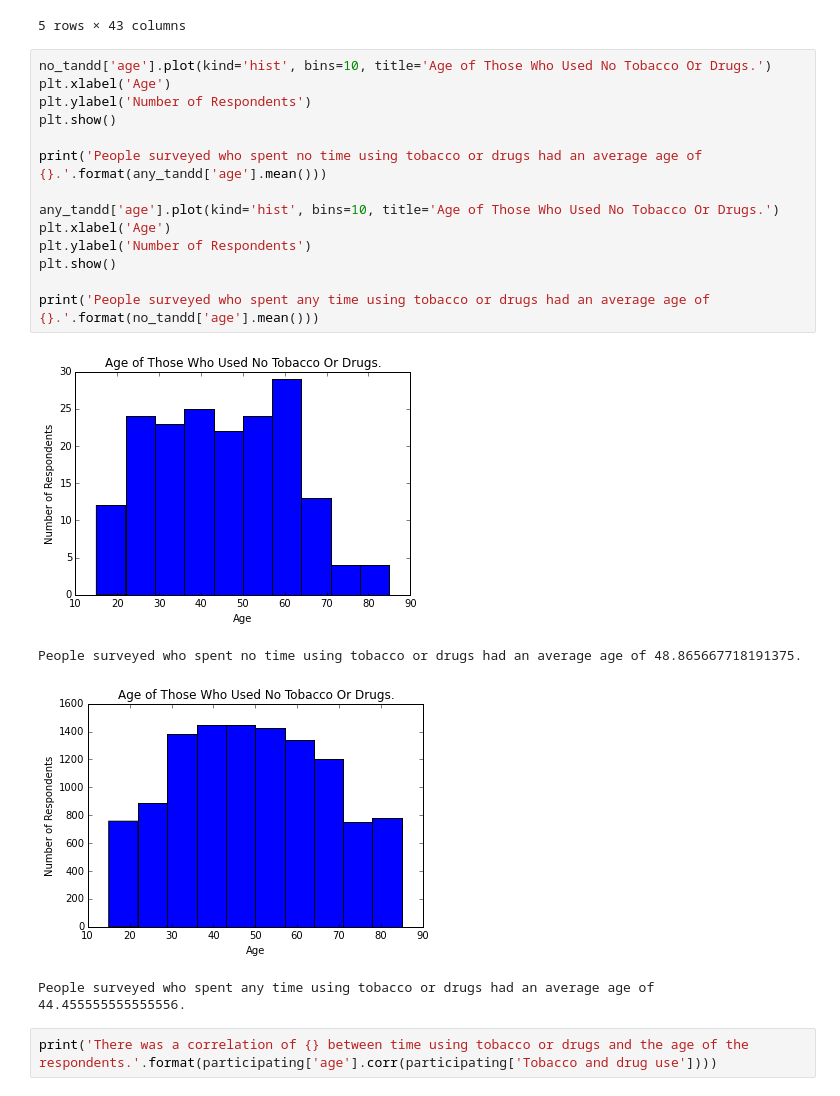
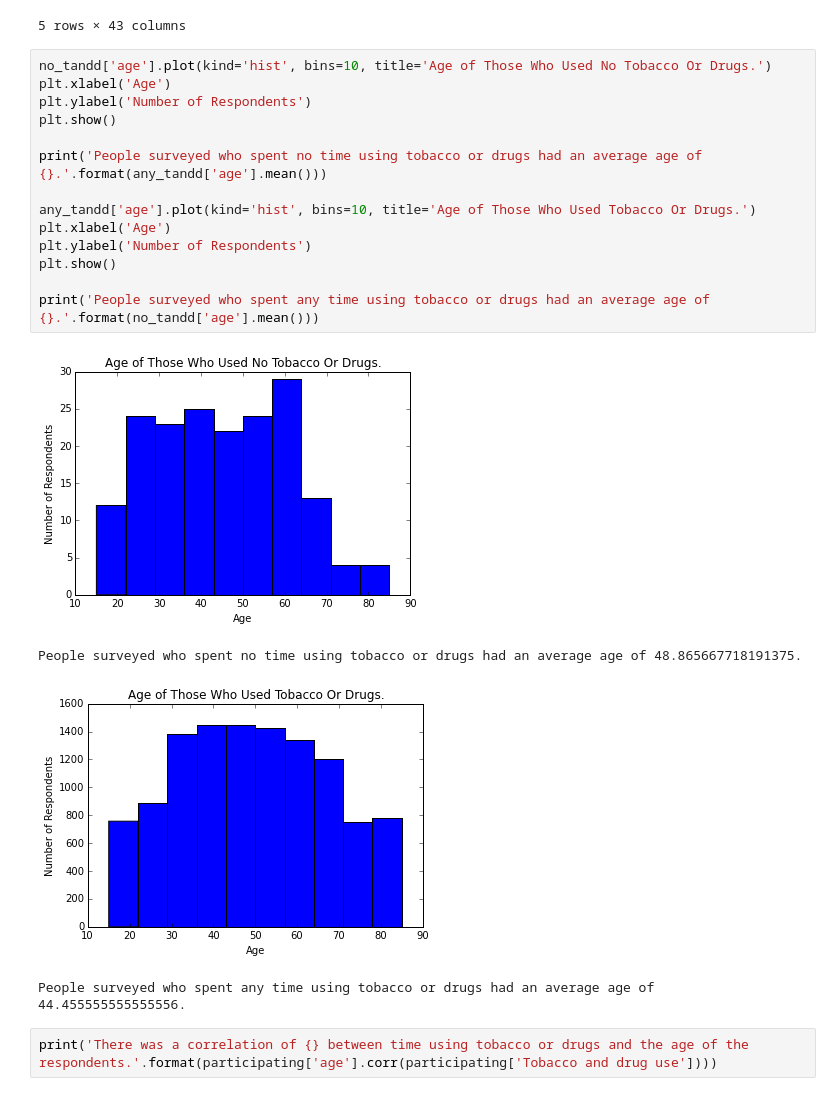
Before and after one commit to TylerKotkin/atus-analysis, a Jupyter notebook: atus_analysis.ipynb, the cells around one changed output. Cells and saved outputs as stored; diff of their text form.

```diff
--- a/atus_analysis.ipynb
+++ b/atus_analysis.ipynb
@@ -208,21 +208,21 @@ any_tandd.head()
 # %%
 no_tandd['age'].plot(kind='hist', bins=10, title='Age of Those Who Used No Tobacco Or Drugs.')
 plt.xlabel('Age')
 plt.ylabel('Number of Respondents')
 plt.show()
 
 print('People surveyed who spent no time using tobacco or drugs had an average age of {}.'.format(any_tandd['age'].mean()))
 
-any_tandd['age'].plot(kind='hist', bins=10, title='Age of Those Who Used No Tobacco Or Drugs.')
+any_tandd['age'].plot(kind='hist', bins=10, title='Age of Those Who Used Tobacco Or Drugs.')
 plt.xlabel('Age')
 plt.ylabel('Number of Respondents')
 plt.show()
 
 print('People surveyed who spent any time using tobacco or drugs had an average age of {}.'.format(no_tandd['age'].mean()))
 # %% [output]
 [figure]
 People surveyed who spent no time using tobacco or drugs had an average age of 48.865667718191375.
-[figure, old version]
+[figure, new version]
 People surveyed who spent any time using tobacco or drugs had an average age of 44.455555555555556.
 # %%
 print('There was a correlation of {} between time using tobacco or drugs and the age of the respondents.'.format(participating['age'].corr(participating['Tobacco and drug use'])))
```
Also changed, not shown: parts of 4 cells of this notebook.
